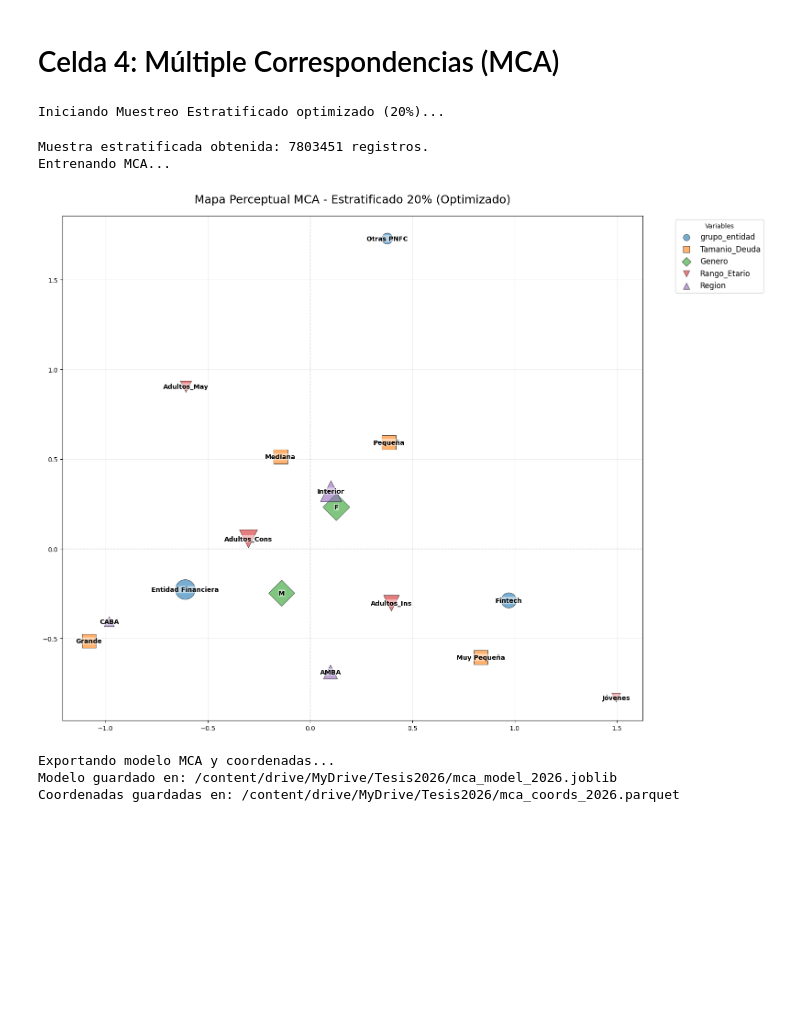
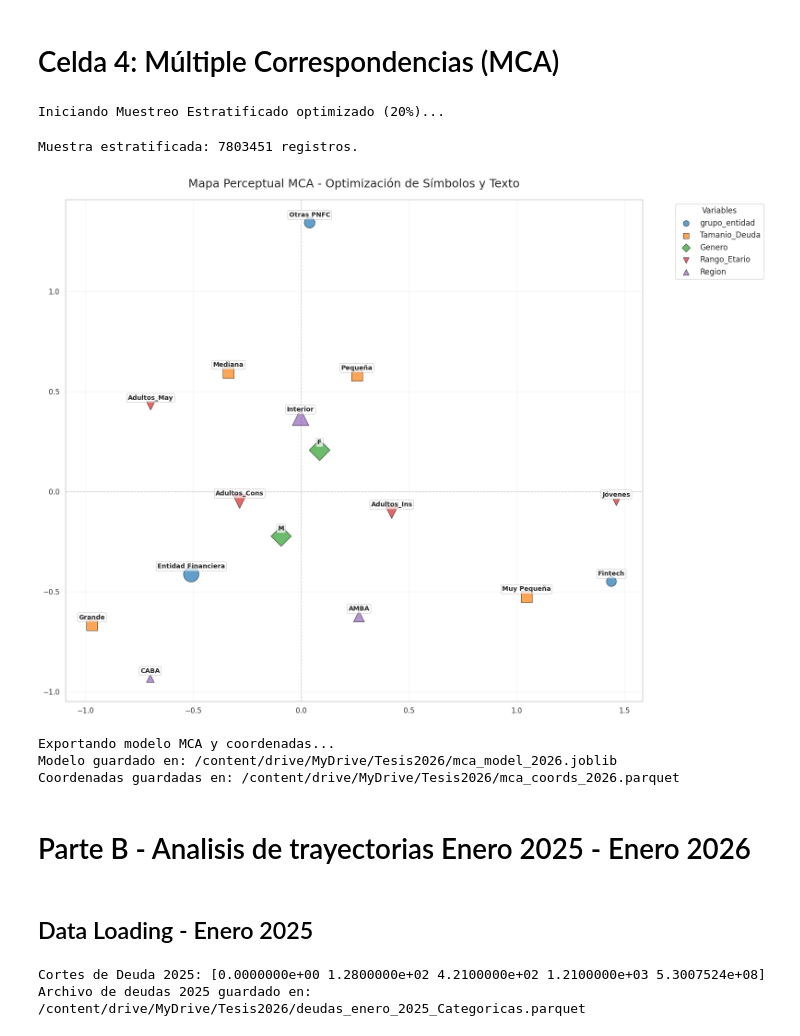
Before and after one commit to tobiasllop/Tesis, a Jupyter notebook: Parte_B_1.ipynb, the cells around one changed output. Cells and saved outputs as stored; diff of their text form; code cells hidden in the pictures; blank space fills up the shorter version.

```diff
--- a/Parte_B_1.ipynb
+++ b/Parte_B_1.ipynb
@@ -280,24 +406,21 @@ if 'df_mca_2026' not in locals():
 if 'df_mca_2026' in locals():
     print("Iniciando Muestreo Estratificado optimizado (20%)...")
 
-    # Para ahorrar RAM, creamos los estratos y muestreamos usando pandas groupby
+    # Estratificación por variables demográficas
     df_mca_2026['estrato'] = (df_mca_2026['Genero'].astype(str) + "_" +
                               df_mca_2026['Rango_Etario'].astype(str) + "_" +
                               df_mca_2026['Region'].astype(str))
 
-    # Muestreo proporcional por estrato
     df_sample = df_mca_2026.groupby('estrato', group_keys=False).apply(lambda x: x.sample(frac=0.2, random_state=42))
 
     df_mca_2026.drop(columns=['estrato'], inplace=True)
     df_sample = df_sample.drop(columns=['estrato'])
 
-    print(f"Muestra estratificada obtenida: {len(df_sample)} registros.")
+    print(f"Muestra estratificada: {len(df_sample)} registros.")
     gc.collect()
 
-    print("Entrenando MCA...")
     mca_26 = prince.MCA(n_components=2, n_iter=3, copy=False, engine='sklearn', random_state=42)
     mca_26 = mca_26.fit(df_sample)
-
     col_coords = mca_26.column_coordinates(df_sample)
 
     frecuencias_dict = {}
@@ -314,42 +437,42 @@ if 'df_mca_2026' in locals():
     for var_name in palette.keys():
         mask = [idx.startswith(f"{var_name}__") for idx in col_coords.index]
         subset = col_coords[mask]
 
         if not subset.empty:
             subset_counts = [frecuencias_dict.get(idx, 100) for idx in subset.index]
             max_total = max(frecuencias_dict.values())
-            # Escala de burbujas reducida para no tapar labels
-            subset_sizes = [(c / max_total * 1000) + 100 for c in subset_counts]
+            # REDUCCIÓN FINAL: Bajamos la escala a 600 y base a 60 para que el símbolo no explote
+            subset_sizes = [(c / max_total * 600) + 60 for c in subset_counts]
 
-            plt.scatter(subset[0], subset[1], s=subset_sizes, alpha=0.6,
+            plt.scatter(subset[0], subset[1], s=subset_sizes, alpha=0.7,
                         color=palette[var_name], marker=markers[var_name],
                         label=var_name, edgecolors='black', linewidth=0.8)
 
             for idx in subset.index:
                 label = idx.split('__')[-1]
                 plt.annotate(label, (subset.loc[idx, 0], subset.loc[idx, 1]),
                              fontsize=10, fontweight='bold', ha='center', va='center',
-                             bbox=dict(boxstyle='round,pad=0.05', fc='white', alpha=0.5, ec='none'))
+                             xytext=(0, 12), textcoords='offset points', # Desplazamos el texto arriba
+                             bbox=dict(boxstyle='round,pad=0.2', fc='white', alpha=0.7, ec='gray', lw=0.5))
 
     plt.axhline(0, color='black', lw=1, ls='--', alpha=0.2)
     plt.axvline(0, color='black', lw=1, ls='--', alpha=0.2)
-    plt.title('Mapa Perceptual MCA - Estratificado 20% (Optimizado)', fontsize=18, pad=20)
+    plt.title('Mapa Perceptual MCA - Optimización de Símbolos y Texto', fontsize=18, pad=20)
 
     lgnd = plt.legend(title="Variables", bbox_to_anchor=(1.05, 1), loc='upper left', fontsize=12)
     for handle in lgnd.legend_handles:
-        handle.set_sizes([100.0])
+        handle.set_sizes([80.0]) # Símbolos de leyenda pequeños y uniformes
 
     plt.grid(True, alpha=0.2)
     plt.tight_layout()
     plt.show()
 
     del df_sample
     gc.collect()
 # %% [output]
 Iniciando Muestreo Estratificado optimizado (20%)...
-Muestra estratificada obtenida: 7803451 registros.
-Entrenando MCA...
+Muestra estratificada: 7803451 registros.
-[figure, old version]
+[figure, new version]
 # %%
 import joblib
 
@@ -371,3 +494,51 @@ print(f"Coordenadas guardadas en: {ruta_coords}")
 Exportando modelo MCA y coordenadas...
 Modelo guardado en: /content/drive/MyDrive/Tesis2026/mca_model_2026.joblib
 Coordenadas guardadas en: /content/drive/MyDrive/Tesis2026/mca_coords_2026.parquet
+# %% [markdown]
+# Parte B - Analisis de trayectorias Enero 2025 - Enero 2026
+# %% [markdown]
+## Data Loading - Enero 2025
+# %%
+import pandas as pd
+import gc
+import fastparquet
+
+# 1. Cargar catálogo
+ruta_entidades = '/content/drive/MyDrive/Tesis2026/EntidadesFinancierasBCRA.csv'
+entidades = pd.read_csv(ruta_entidades)[['cod_entidad', 'grupo_entidad']]
+entidades['cod_entidad'] = entidades['cod_entidad'].astype(str).str.zfill(5)
+
+# 2. Cargar y procesar deudores (Enero 2025)
+ruta_deudores_25 = '/content/drive/MyDrive/Tesis2026/deudores_enero_2025.parquet'
+chunks_list = []
+
+try:
+    parquet_file = fastparquet.ParquetFile(ruta_deudores_25)
+    for i, chunk in enumerate(parquet_file.iter_row_groups(columns=['cod_entidad', 'tipo_id', 'nro_id', 'prestamos'])):
+        chunk = chunk[chunk['tipo_id'] == '11'].copy()
+        if not chunk.empty:
+            chunk = chunk.rename(columns={'nro_id': 'cuit', 'prestamos': 'deuda_total'})
+            chunk['cuit'] = chunk['cuit'].astype(str)
+            chunk['cod_entidad'] = chunk['cod_entidad'].astype(str).str.zfill(5)
+            chunk = pd.merge(chunk, entidades, on='cod_entidad', how='left')
+            chunks_list.append(chunk[['cuit', 'deuda_total', 'grupo_entidad']])
+        if i % 100 == 0: gc.collect()
+
+    df_2025 = pd.concat(chunks_list, ignore_index=True)
+
+    # Clasificar y obtener cortes
+    df_2025['Tamanio_Deuda'], bins = pd.qcut(df_2025['deuda_total'], q=4, labels=['Muy Pequeña', 'Pequeña', 'Mediana', 'Grande'], retbins=True)
+    print(f"Cortes de Deuda 2025: {bins}")
+
+    # Guardar archivo intermedio y limpiar
+    ruta_intermedia_deuda = '/content/drive/MyDrive/Tesis2026/deudas_enero_2025_Categoricas.parquet'
+    df_2025[['cuit', 'grupo_entidad', 'Tamanio_Deuda']].to_parquet(ruta_intermedia_deuda, index=False)
+    print(f"Archivo de deudas 2025 guardado en: {ruta_intermedia_deuda}")
+
+    del df_2025, chunks_list
+    gc.collect()
+except Exception as e:
+    print(f"Error: {e}")
+# %% [output]
+Cortes de Deuda 2025: [0.0000000e+00 1.2800000e+02 4.2100000e+02 1.2100000e+03 5.3007524e+08]
+Archivo de deudas 2025 guardado en: /content/drive/MyDrive/Tesis2026/deudas_enero_2025_Categoricas.parquet
```
Also changed, not shown: parts of 14 cells of this notebook.
